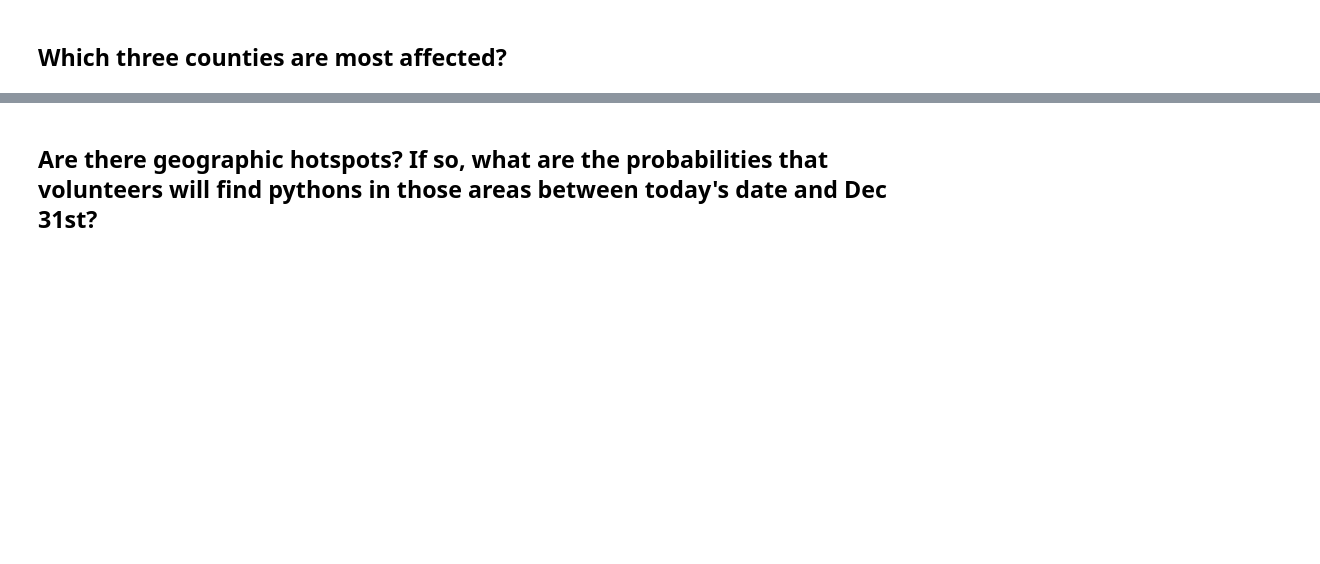
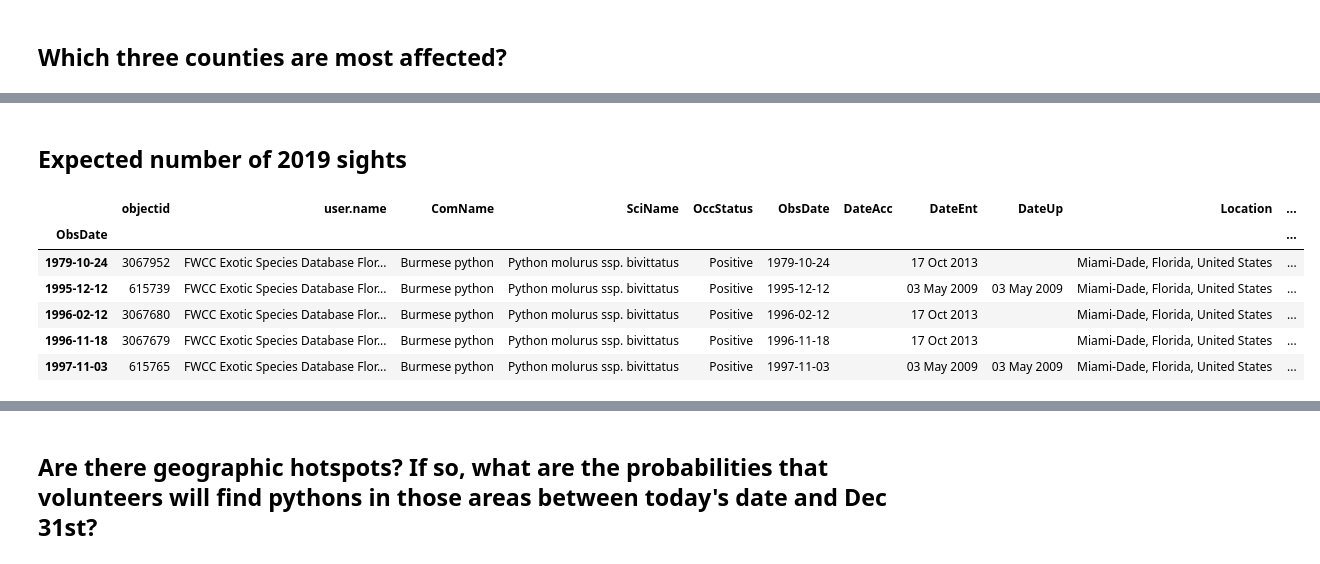
Before and after one commit to evill013/burmese-python-project, a Jupyter notebook: main.ipynb, the cells around one changed output, grey strips where cells are left out. Saved outputs shown, nothing was run; the diff lists cells and outputs as text; code cells hidden in the pictures; blank space fills up the shorter version.

```diff
--- a/main.ipynb
+++ b/main.ipynb
@@ -16,11 +16,11 @@ conn = mysql.connector.connect(
    database='burmese_python_project')
 
 
-df = pd.read_sql_query(
+df_gov = pd.read_sql_query(
 '''select *
 from pythons''', conn)
 
-df.head(5)
+df_gov.head(5)
 # %% [output]
 |  | objectid | Reporter | ComName | SciName | OccStatus | ObsDate | DateAcc | DateEnt | DateUp | Location | ... |
 | 0 | 8303498 | Travis Mangione FWC | Burmese python | Python molurus ssp. bivittatus | Positive | 24 Nov 2019 |  | 26 Nov 2019 |  | Miami-Dade, Florida, United States | ... |
@@ -32,9 +31,9 @@ df.head(5)
 # %%
-df['County'] = df['Location'].apply(lambda x: x.split(',')[0])
-df['ObsDate'] =  pd.to_datetime(df['ObsDate'])
-df['ObsDate_Year']=df['ObsDate'].dt.year
-df['ObsDate_Month']=df['ObsDate'].dt.month
-df['ObsDate_Day']=df['ObsDate'].dt.day
+df_gov['County'] = df_gov['Location'].apply(lambda x: x.split(',')[0])
+df_gov['ObsDate'] =  pd.to_datetime(df_gov['ObsDate'])
+df_gov['ObsDate_Year']=df_gov['ObsDate'].dt.year
+df_gov['ObsDate_Month']=df_gov['ObsDate'].dt.month
+df_gov['ObsDate_Day']=df_gov['ObsDate'].dt.day
 # %% [markdown]
 ## Are sightings of Burmese pythons in the wild increasing?
 # %%
@@ -56,3 +55,18 @@ ax = df['County'].value_counts(ascending = False)[:3].iplot(
 )
 # %% [output]
 [interactive output not drawn]
+# %% [markdown]
+## Expected number of 2019 sights
+# %%
+df_gov.index = pd.to_datetime(df['ObsDate'])
+time_df = df
+time_df.sort_index(inplace = True)
+time_df.head(5)
+# %% [output]
+|  | objectid | user.name | ComName | SciName | OccStatus | ObsDate | DateAcc | DateEnt | DateUp | Location | ... |
+| ObsDate |  |  |  |  |  |  |  |  |  |  | ... |
+| 1979-10-24 | 3067952 | FWCC Exotic Species Database Flor... | Burmese python | Python molurus ssp. bivittatus | Positive | 1979-10-24 |  | 17 Oct 2013 |  | Miami-Dade, Florida, United States | ... |
+| 1995-12-12 | 615739 | FWCC Exotic Species Database Flor... | Burmese python | Python molurus ssp. bivittatus | Positive | 1995-12-12 |  | 03 May 2009 | 03 May 2009 | Miami-Dade, Florida, United States | ... |
+| 1996-02-12 | 3067680 | FWCC Exotic Species Database Flor... | Burmese python | Python molurus ssp. bivittatus | Positive | 1996-02-12 |  | 17 Oct 2013 |  | Miami-Dade, Florida, United States | ... |
+| 1996-11-18 | 3067679 | FWCC Exotic Species Database Flor... | Burmese python | Python molurus ssp. bivittatus | Positive | 1996-11-18 |  | 17 Oct 2013 |  | Miami-Dade, Florida, United States | ... |
+| 1997-11-03 | 615765 | FWCC Exotic Species Database Flor... | Burmese python | Python molurus ssp. bivittatus | Positive | 1997-11-03 |  | 03 May 2009 | 03 May 2009 | Miami-Dade, Florida, United States | ... |
```
Also changed, not shown: parts of 22 cells of this notebook, 1 other file.
